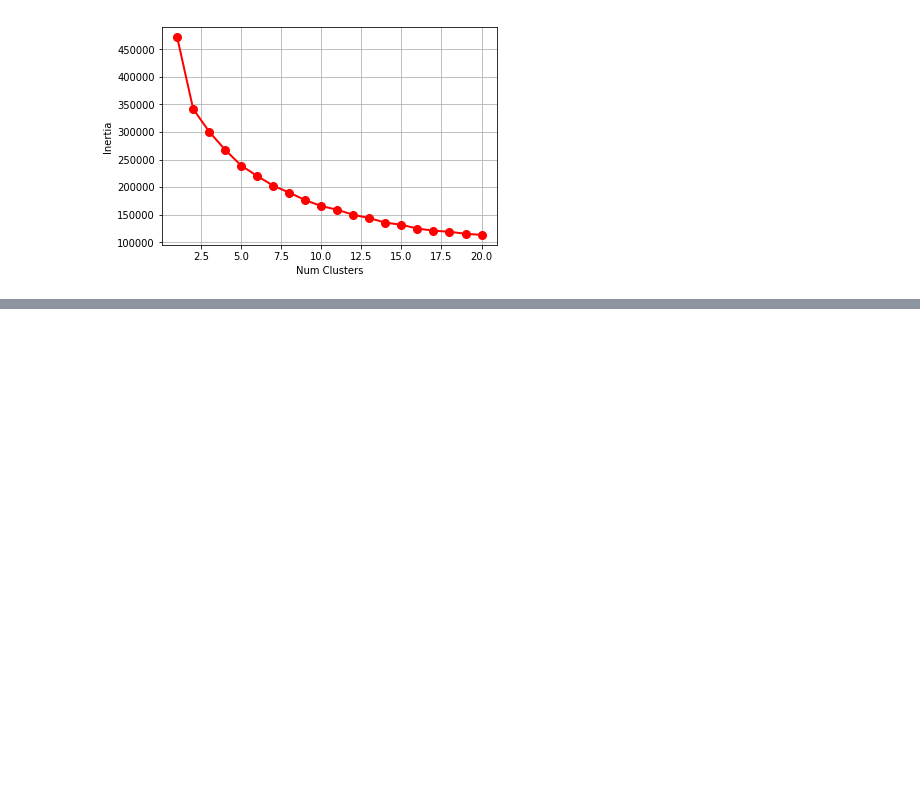
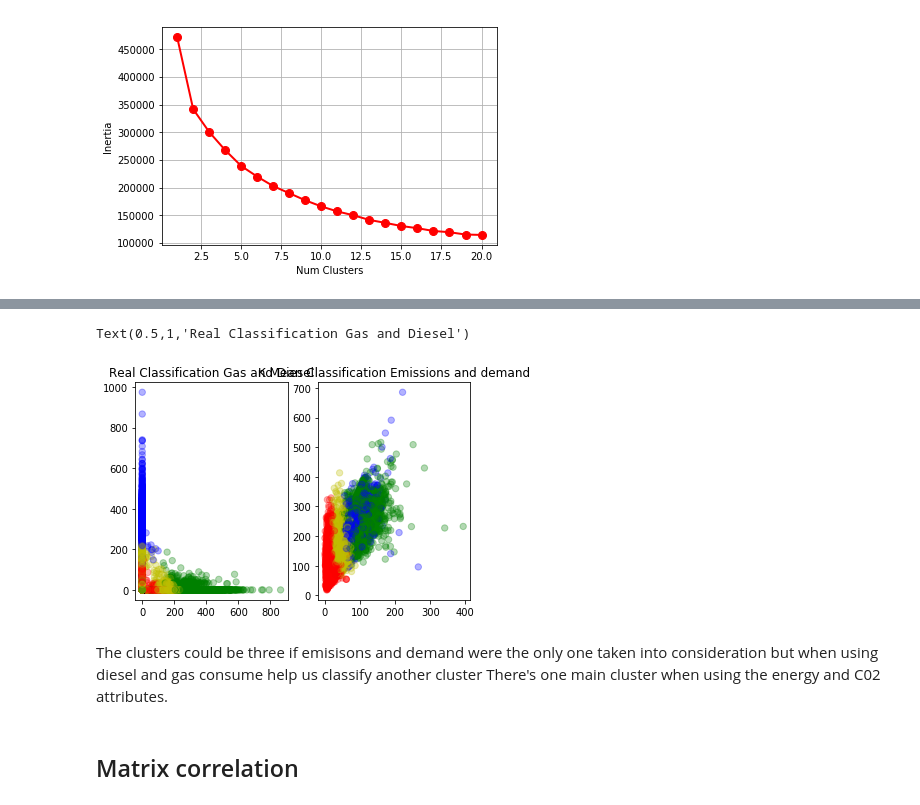
Before and after one commit to edgaroc30/kmeans-python, a Jupyter notebook: Clustering Buildings.ipynb, the cells around one changed output, grey strips where cells are left out. Saved outputs shown, nothing was run; the diff lists cells and outputs as text; code cells hidden in the pictures; blank space fills up the shorter version.

```diff
--- a/Clustering Buildings.ipynb
+++ b/Clustering Buildings.ipynb
@@ -160,0 +240,14 @@ Based on the graph three
+# %%
+plt.subplot(1, 2, 2)
+plt.scatter(buildings_no_scale['emissions'],buildings_no_scale['demand'], c=colormap[model.labels_], s=40,alpha=0.3)
+plt.title('K Mean Classification Emissions and demand')
+
+plt.subplot(1, 2, 1)
+plt.scatter(buildings_no_scale['diesel_consume'],buildings_no_scale['gas_consume'], c=colormap[model.labels_], s=40,alpha=0.3)
+plt.title('Real Classification Gas and Diesel')
+# %% [output]
+Text(0.5,1,'Real Classification Gas and Diesel')
+[figure, added]
+# %% [markdown]
+The clusters could be three if emisisons and demand were the only one taken into consideration but when using diesel and gas consume help us classify another cluster
+There's one main cluster when using the energy and C02 attributes.
@@ -160,0 +257,2 @@ Based on the graph three
+# %% [markdown]
+## Matrix correlation
```
Also changed, not shown: parts of 22 cells of this notebook, 4 other files.
